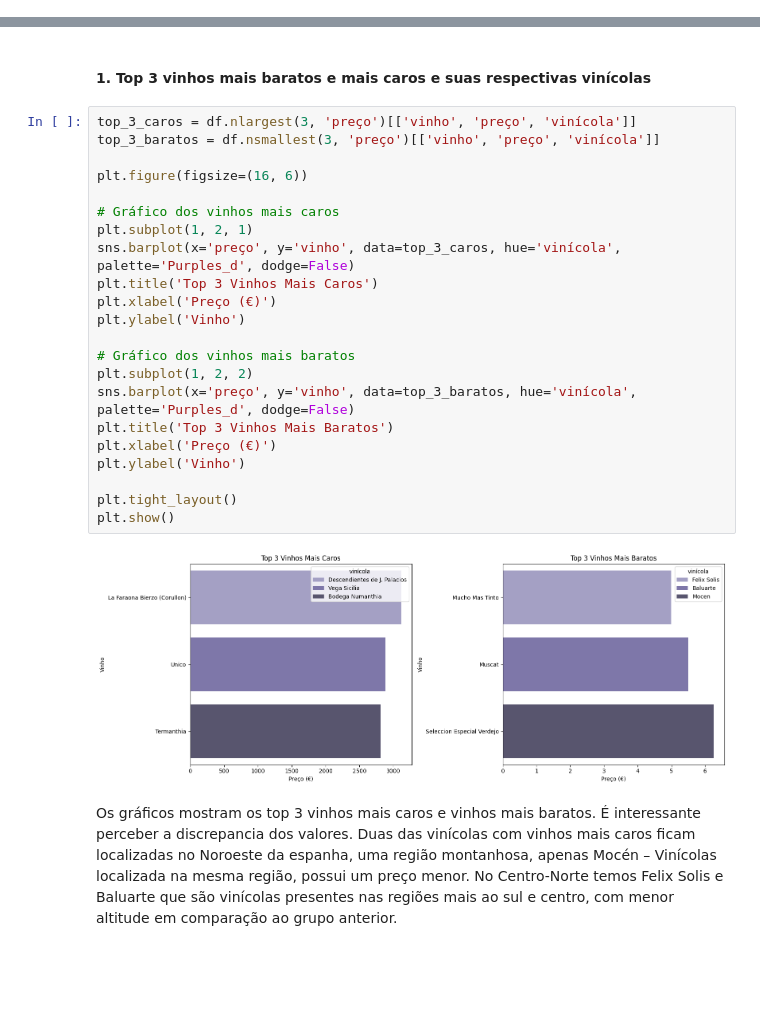
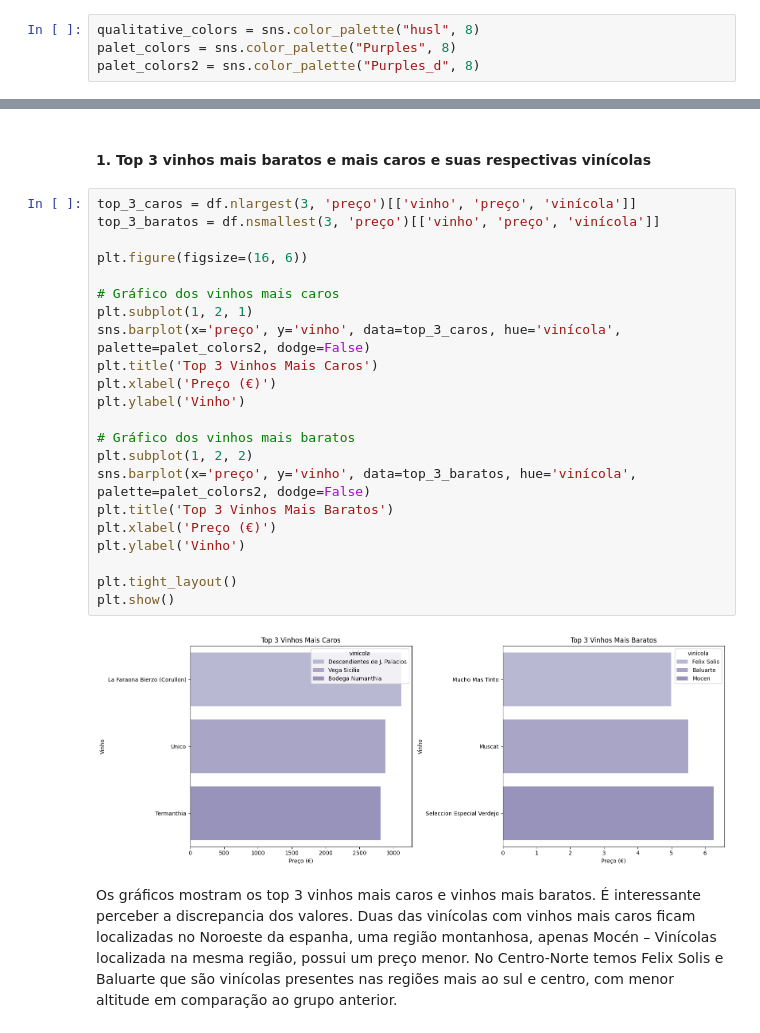
Before and after one commit to atlantico-academy/equipe5-2024.3, a Jupyter notebook: notebooks/01-exploratory_data_analysis.ipynb, the cells around one changed output, grey strips where cells are left out. Drawn from its saved outputs; the diff is of its cells as text; blank space fills up the shorter version.

```diff
--- a/notebooks/01-exploratory_data_analysis.ipynb
+++ b/notebooks/01-exploratory_data_analysis.ipynb
@@ -12,3 +14,7 @@ from scipy.stats import linregress
+# %%
+qualitative_colors = sns.color_palette("husl", 8)
+palet_colors = sns.color_palette("Purples", 8)
+palet_colors2 = sns.color_palette("Purples_d", 8)
 # %% [markdown]
 ## 1. Leitura do conjunto de dados
 # %%
@@ -240,27 +247,27 @@ O intervalo interquartil dos dados revela que a maioria dos vinhos está nos ní
 # %%
 top_3_caros = df.nlargest(3, 'preço')[['vinho', 'preço', 'vinícola']]
 top_3_baratos = df.nsmallest(3, 'preço')[['vinho', 'preço', 'vinícola']]
 
 plt.figure(figsize=(16, 6))
 
 # Gráfico dos vinhos mais caros
 plt.subplot(1, 2, 1)
-sns.barplot(x='preço', y='vinho', data=top_3_caros, hue='vinícola', palette='Purples_d', dodge=False)
+sns.barplot(x='preço', y='vinho', data=top_3_caros, hue='vinícola', palette=palet_colors2, dodge=False)
 plt.title('Top 3 Vinhos Mais Caros')
 plt.xlabel('Preço (€)')
 plt.ylabel('Vinho')
 
 # Gráfico dos vinhos mais baratos
 plt.subplot(1, 2, 2)
-sns.barplot(x='preço', y='vinho', data=top_3_baratos, hue='vinícola', palette='Purples_d', dodge=False)
+sns.barplot(x='preço', y='vinho', data=top_3_baratos, hue='vinícola', palette=palet_colors2, dodge=False)
 plt.title('Top 3 Vinhos Mais Baratos')
 plt.xlabel('Preço (€)')
 plt.ylabel('Vinho')
 
 plt.tight_layout()
 plt.show()
 # %% [output]
-[figure, old version]
+[figure, new version]
 # %% [markdown]
 Os gráficos mostram os top 3 vinhos mais caros e vinhos mais baratos. É interessante perceber a discrepancia dos valores. Duas das vinícolas com vinhos mais caros ficam localizadas no Noroeste da espanha, uma região montanhosa, apenas Mocén – Vinícolas localizada na mesma região, possui um preço menor. No Centro-Norte temos Felix Solis e Baluarte que são vinícolas presentes nas regiões mais ao sul e centro, com menor altitude em comparação ao grupo anterior.
 # %% [markdown]
```
Also changed, not shown: parts of 20 cells of this notebook.
